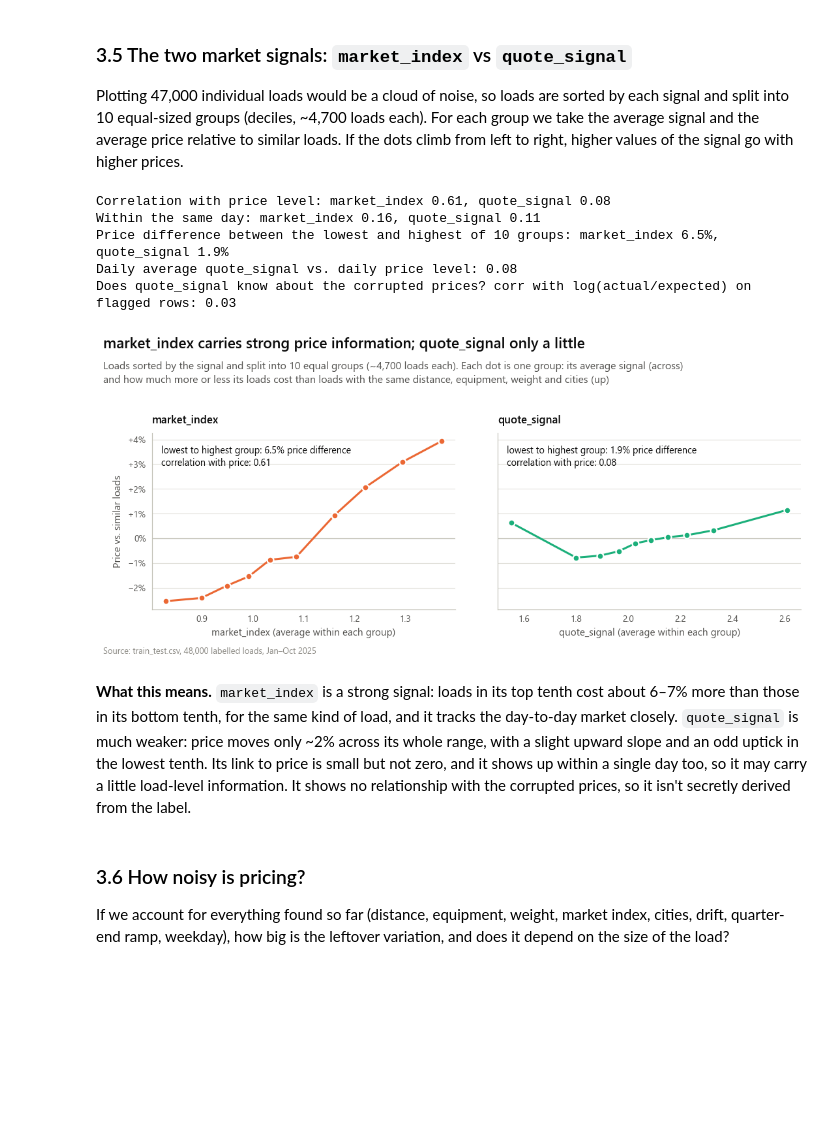
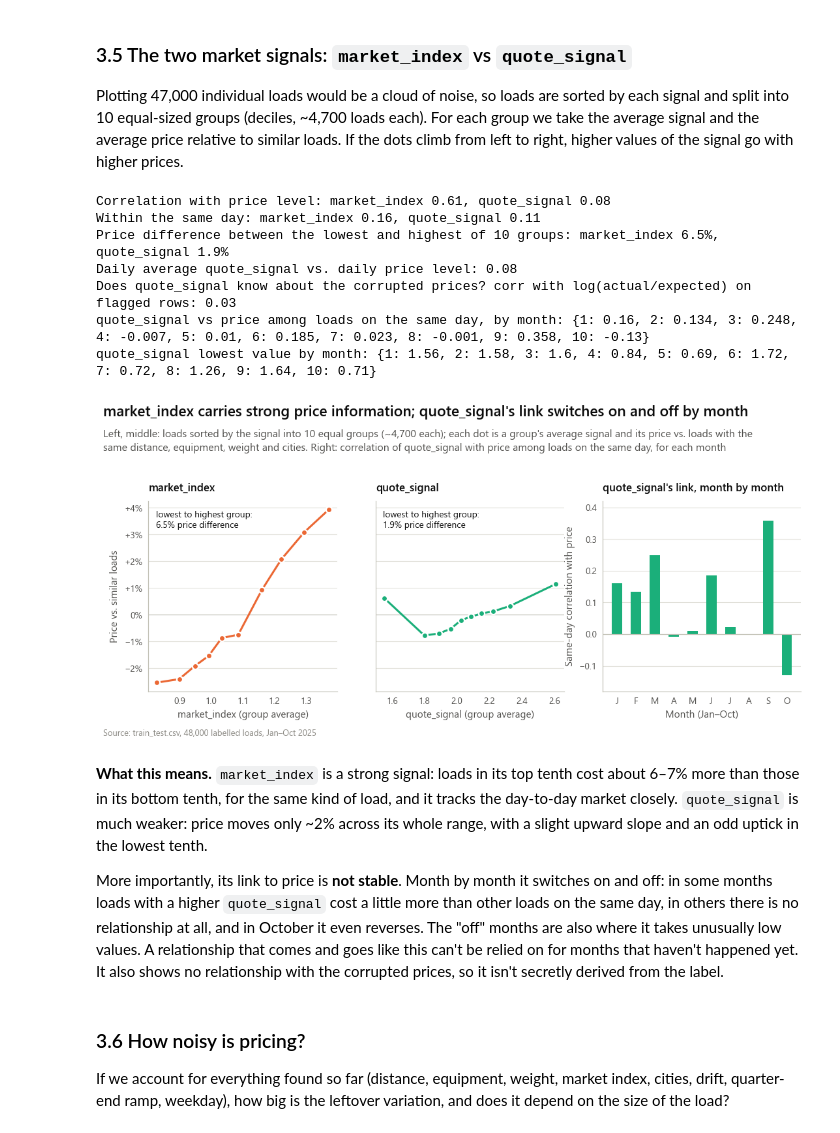
Before and after one commit to Mustafa-79/spotter-freight-rate, a Jupyter notebook: notebooks/01_eda.ipynb, the cells around one changed output. Drawn from its saved outputs; the diff is of its cells as text; code cells hidden in the pictures; blank space fills up the shorter version.

```diff
--- a/notebooks/01_eda.ipynb
+++ b/notebooks/01_eda.ipynb
@@ -670,6 +671,15 @@ print(f"Correlation of a city's effect as origin vs. as destination: {r_sym:.3f}
 print(f"Share of city effects explained by a smooth surface over latitude/longitude: {surface.rsquared:.0%}")
 print(f"City effects range from {cities.effect.min():+.1%} to {cities.effect.max():+.1%} (spread {cities.effect.std():.1%})")
 print(cities.sort_values("effect")[["effect", "loads"]].iloc[np.r_[0:6, -6:0]].round(3).to_string())
+
+# Do individual lanes deviate beyond what their two cities explain?
+clean["r_ref"] = clean.log_rate - clean_fit.predict(clean)
+lane_means = clean.groupby(["pickup", "delivery"]).r_ref.agg(["mean", "count"])
+lane_means = lane_means[lane_means["count"] >= 5]
+chance_sd = np.sqrt((clean.r_ref.var() / lane_means["count"]).mean())
+lane_sd = np.sqrt(max(lane_means["mean"].var() - chance_sd ** 2, 0))
+print(f"Lane averages left over after the city effects spread by {lane_means['mean'].std():.2%}; chance alone "
+      f"would give {chance_sd:.2%}, so individual lanes carry a real effect of about ±{lane_sd:.2%}")
 # %% [output]
 Correlation of a city's effect as origin vs. as destination: 0.991
 Share of city effects explained by a smooth surface over latitude/longitude: 83%
@@ -774,7 +786,7 @@ day["level"] -= day.level.mean()
 day["t"] = (day.index - day.index[0]).days
 day["dow"] = day.index.dayofweek
 day["to_qend"] = ((day.index + pd.offsets.QuarterEnd(0)) - day.index).days
-day["qe_window"] = day.to_qend <= 20
+day["qe_window"] = day.to_qend < QUARTER_END_WINDOW  # leave the quarter-end ramp out of the reference fit
 fit_day = smf.ols("level ~ mi + t + C(dow)", day[~day.qe_window]).fit()
 b_mi, b_t = fit_day.params["mi"], fit_day.params["t"]
 print(f"Correlation of daily price level with daily market index: {day.level.corr(day.mi):.2f}")
@@ -975,39 +1023,63 @@ print(f"Price difference between the lowest and highest of 10 groups: market_ind
 print(f"Daily average quote_signal vs. daily price level: {day.qs.corr(day.level):.2f}")
 print(f"Does quote_signal know about the corrupted prices? corr with log(actual/expected) on flagged rows: "
       f"{np.log(df.loc[df.corrupt, 'ratio']).corr(df.loc[df.corrupt, 'quote_signal']):.2f}")
+
+# Is the link stable? Same-day correlation (daily market moves removed), month by month
+sig["r_within"], sig["q_within"] = within("r_load"), within("quote_signal")
+qs_month = sig.groupby(sig.date.dt.month).apply(lambda g: g.r_within.corr(g.q_within))
+qs_range = sig.groupby(sig.date.dt.month).quote_signal.agg(["mean", "min"])
+print("quote_signal vs price among loads on the same day, by month:", qs_month.round(3).to_dict())
+print("quote_signal lowest value by month:", qs_range["min"].round(2).to_dict())
 # %% [output]
 Correlation with price level: market_index 0.61, quote_signal 0.08
 Within the same day: market_index 0.16, quote_signal 0.11
 Price difference between the lowest and highest of 10 groups: market_index 6.5%, quote_signal 1.9%
 Daily average quote_signal vs. daily price level: 0.08
 Does quote_signal know about the corrupted prices? corr with log(actual/expected) on flagged rows: 0.03
+quote_signal vs price among loads on the same day, by month: {1: 0.16, 2: 0.134, 3: 0.248, 4: -0.007, 5: 0.01, 6: 0.185, 7: 0.023, 8: -0.001, 9: 0.358, 10: -0.13}
+quote_signal lowest value by month: {1: 1.56, 2: 1.58, 3: 1.6, 4: 0.84, 5: 0.69, 6: 1.72, 7: 0.72, 8: 1.26, 9: 1.64, 10: 0.71}
 # %%
-fig = plt.figure(figsize=(10, 4.7))
-gs = fig.add_gridspec(1, 2, left=0.08, right=0.985, top=S.top(fig, 1.5), bottom=S.bottom(fig, 0.75), wspace=0.14)
+fig = plt.figure(figsize=(10, 4.9))
+gs = fig.add_gridspec(1, 3, width_ratios=[1, 1, 1.05], left=0.075, right=0.985, top=S.top(fig, 1.5),
+                      bottom=S.bottom(fig, 0.75), wspace=0.2)
 ax0 = fig.add_subplot(gs[0])
 ax1 = fig.add_subplot(gs[1], sharey=ax0)
 for ax, dec, color, name, span, r in [(ax0, mi_dec, S.ORANGE, "market_index", mi_span, r_mi),
                                       (ax1, qs_dec, S.AQUA, "quote_signal", qs_span, r_qs)]:
     ax.axhline(0, color=S.AXIS, lw=0.8)
-    ax.plot(dec.x, dec.r, color=color, lw=2, marker="o", ms=6.5, mec=S.SURFACE, mew=1.5)
-    ax.set_xlabel(f"{name} (average within each group)")
-    ax.text(0.03, 0.93, f"lowest to highest group: {span:.1%} price difference\ncorrelation with price: {r:.2f}",
-            transform=ax.transAxes, va="top", fontsize=9.5, color=S.INK)
+    ax.plot(dec.x, dec.r, color=color, lw=2, marker="o", ms=6, mec=S.SURFACE, mew=1.5)
+    ax.set_xlabel(f"{name} (group average)")
+    ax.text(0.04, 0.95, f"lowest to highest group:\n{span:.1%} price difference", transform=ax.transAxes, va="top",
+            fontsize=9, color=S.INK, linespacing=1.3)
     S.panel_title(ax, name)
 ax0.set_ylabel("Price vs. similar loads")
 S.pct_axis(ax0, "y", signed=True)
 plt.setp(ax1.get_yticklabels(), visible=False)
 
-S.headline(fig, "market_index carries strong price information; quote_signal only a little",
-           "Loads sorted by the signal and split into 10 equal groups (~4,700 loads each). Each dot is one group: its average signal (across)\n"
-           "and how much more or less its loads cost than loads with the same distance, equipment, weight and cities (up)")
+ax2 = fig.add_subplot(gs[2])
+ax2.bar(qs_month.index, qs_month.values, width=0.55, color=S.AQUA)
+ax2.axhline(0, color=S.AXIS, lw=0.8)
+ax2.set_xticks(qs_month.index, [pd.Timestamp(2025, m, 1).strftime("%b")[0] for m in qs_month.index])
+ax2.yaxis.set_major_locator(MultipleLocator(0.1))
+ax2.yaxis.set_major_formatter(FuncFormatter(lambda v, _: f"{v:.1f}".replace("-", "−")))
+ax2.set_ylim(-0.18, 0.42)
+ax2.set_ylabel("Same-day correlation with price")
+ax2.set_xlabel("Month (Jan–Oct)")
+S.panel_title(ax2, "quote_signal's link, month by month")
+
+S.headline(fig, "market_index carries strong price information; quote_signal's link switches on and off by month",
+           "Left, middle: loads sorted by the signal into 10 equal groups (~4,700 each); each dot is a group's average signal and "
+           "its price vs. loads with the\nsame distance, equipment, weight and cities. Right: correlation of quote_signal with "
+           "price among loads on the same day, for each month")
 S.footnote(fig)
 S.save(fig, "10_market_signals")
 plt.show()
 # %% [output]
-[figure, old version]
+[figure, new version]
 # %% [markdown]
-**What this means.** `market_index` is a strong signal: loads in its top tenth cost about 6–7% more than those in its bottom tenth, for the same kind of load, and it tracks the day-to-day market closely. `quote_signal` is much weaker: price moves only ~2% across its whole range, with a slight upward slope and an odd uptick in the lowest tenth. Its link to price is small but not zero, and it shows up within a single day too, so it may carry a little load-level information. It shows no relationship with the corrupted prices, so it isn't secretly derived from the label.
+**What this means.** `market_index` is a strong signal: loads in its top tenth cost about 6–7% more than those in its bottom tenth, for the same kind of load, and it tracks the day-to-day market closely. `quote_signal` is much weaker: price moves only ~2% across its whole range, with a slight upward slope and an odd uptick in the lowest tenth.
+
+More importantly, its link to price is **not stable**. Month by month it switches on and off: in some months loads with a higher `quote_signal` cost a little more than other loads on the same day, in others there is no relationship at all, and in October it even reverses. The "off" months are also where it takes unusually low values. A relationship that comes and goes like this can't be relied on for months that haven't happened yet. It also shows no relationship with the corrupted prices, so it isn't secretly derived from the label.
 # %% [markdown]
 ### 3.6 How noisy is pricing?
 
```
Also changed, not shown: parts of 14 cells of this notebook, 9 other files.
